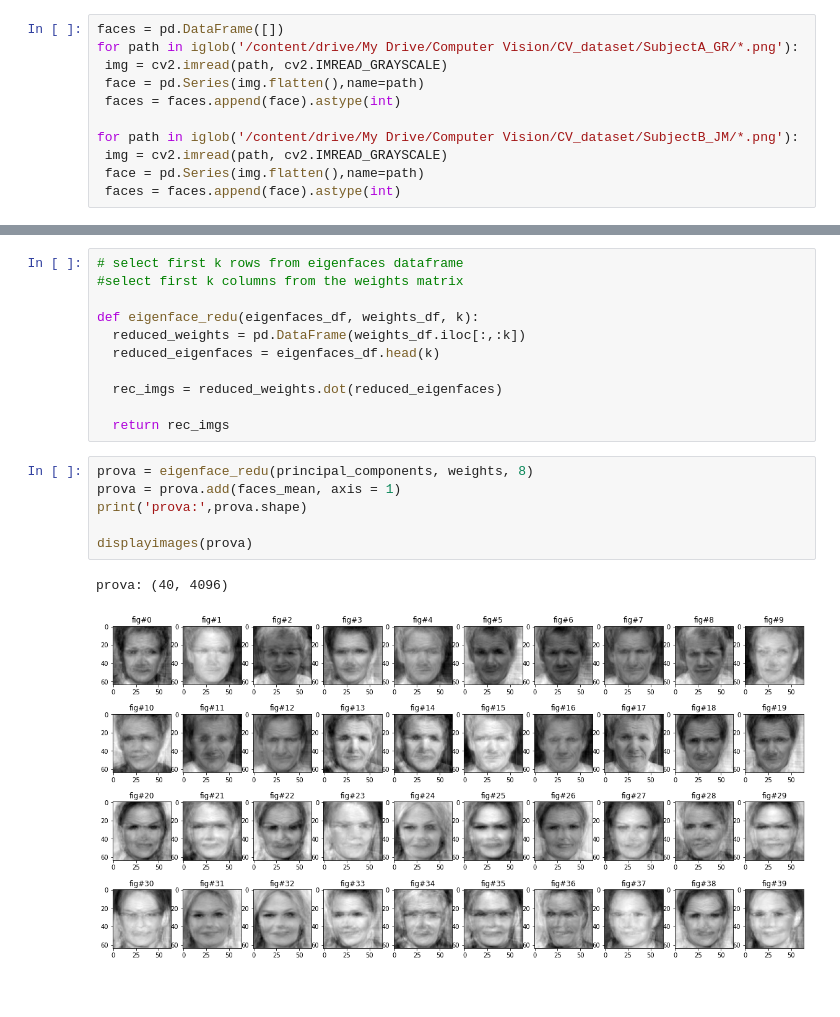
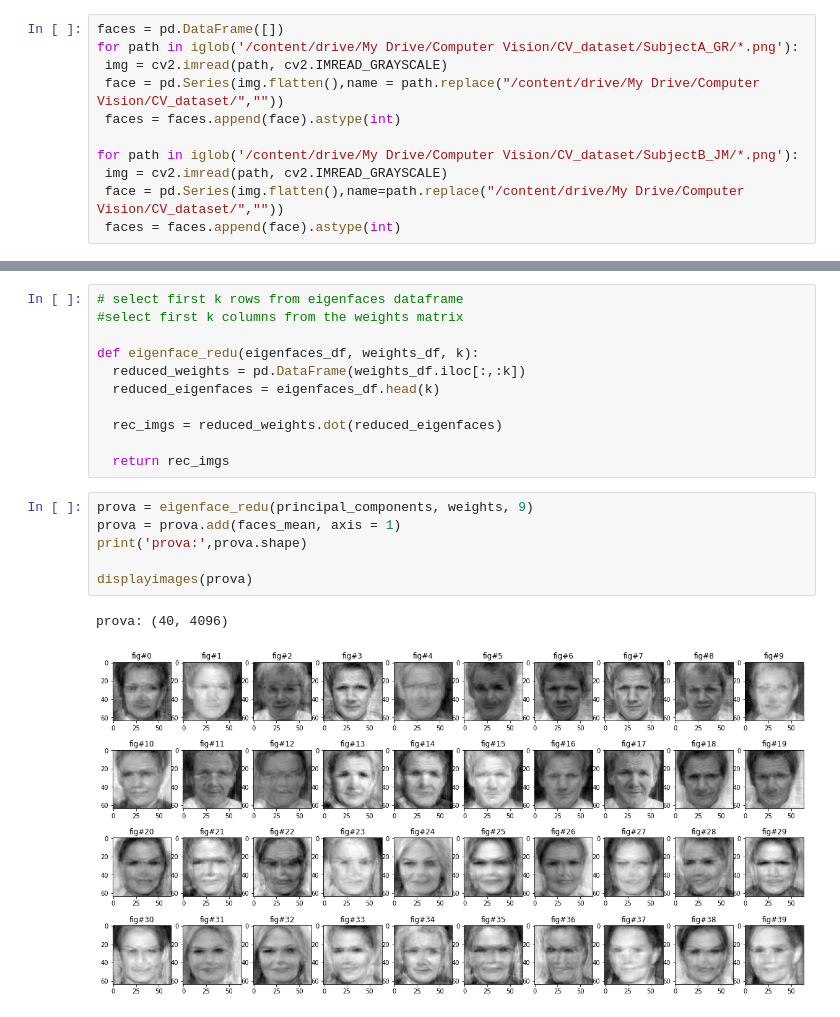
Before and after one commit to Nicocro/CV_Assignments, a Jupyter notebook: 4_2_Learning_features_from_data.ipynb, the cells around one changed output, grey strips where cells are left out. Saved outputs shown, nothing was run; the diff lists cells and outputs as text.

```diff
--- a/4_2_Learning_features_from_data.ipynb
+++ b/4_2_Learning_features_from_data.ipynb
@@ -128,12 +128,12 @@ The DataFrame can be seen as a matrix  𝑋𝑚,𝑛  with  𝑚  = number of sa
 faces = pd.DataFrame([])
 for path in iglob('/content/drive/My Drive/Computer Vision/CV_dataset/SubjectA_GR/*.png'):
  img = cv2.imread(path, cv2.IMREAD_GRAYSCALE)
- face = pd.Series(img.flatten(),name=path)
+ face = pd.Series(img.flatten(),name = path.replace("/content/drive/My Drive/Computer Vision/CV_dataset/",""))
  faces = faces.append(face).astype(int)
 
 for path in iglob('/content/drive/My Drive/Computer Vision/CV_dataset/SubjectB_JM/*.png'):
  img = cv2.imread(path, cv2.IMREAD_GRAYSCALE)
- face = pd.Series(img.flatten(),name=path)
+ face = pd.Series(img.flatten(),name=path.replace("/content/drive/My Drive/Computer Vision/CV_dataset/",""))
  faces = faces.append(face).astype(int)
 # %% [markdown]
 Sanity check on the dataframe
@@ -254,11 +261,11 @@ def eigenface_redu(eigenfaces_df, weights_df, k):
 
   return rec_imgs
 # %%
-prova = eigenface_redu(principal_components, weights, 8)
+prova = eigenface_redu(principal_components, weights, 9)
 prova = prova.add(faces_mean, axis = 1)
 print('prova:',prova.shape)
 
 displayimages(prova)
 # %% [output]
 prova: (40, 4096)
-[figure, old version]
+[figure, new version]
```
Also changed, not shown: parts of 3 cells of this notebook.
